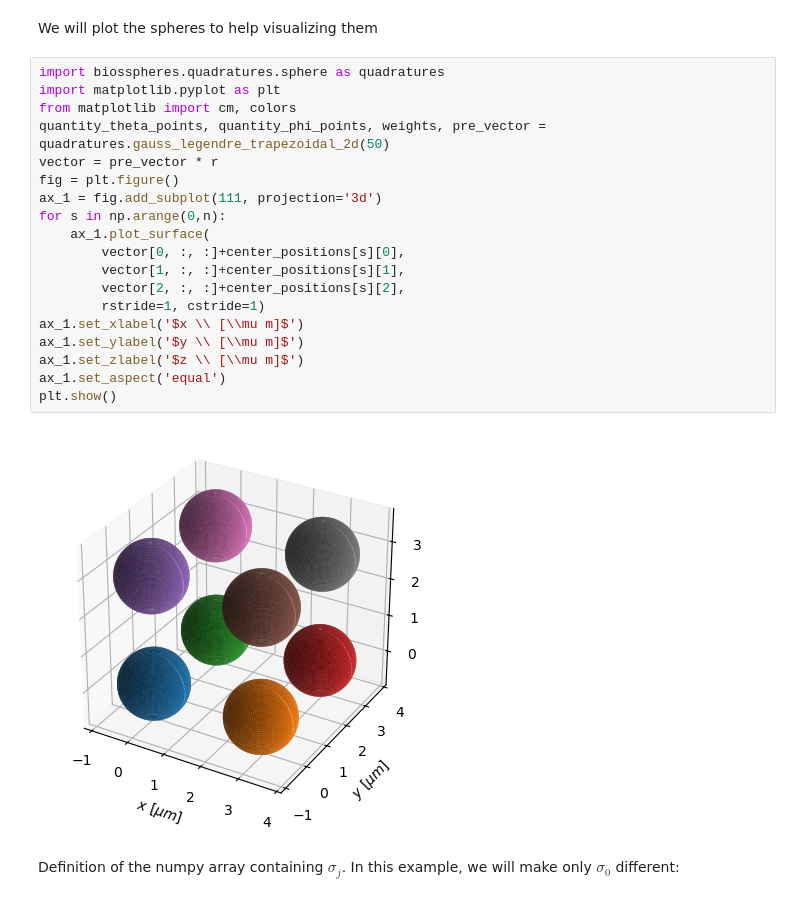
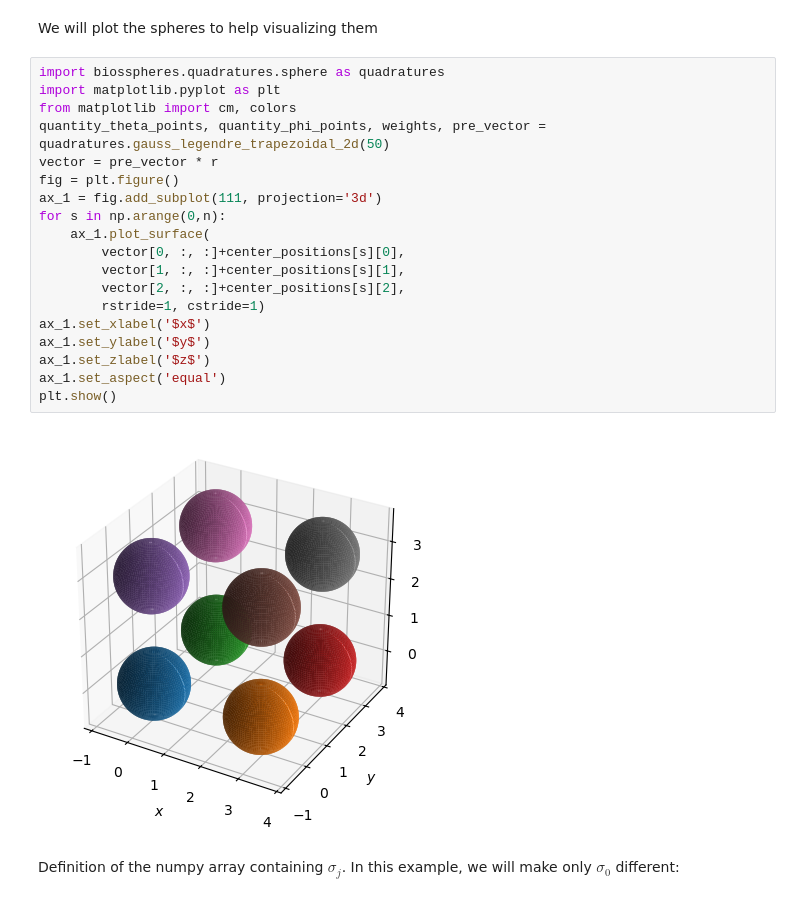
Before and after one commit to iamartineza/biosspheres, a Jupyter notebook: notebooks/mtf_example.ipynb, the cells around one changed output. Saved outputs shown, nothing was run; the diff lists cells and outputs as text.

Commit message:
plots update

```diff
--- a/notebooks/mtf_example.ipynb
+++ b/notebooks/mtf_example.ipynb
@@ -80,24 +80,24 @@ We will plot the spheres to help visualizing them
 # %%
 import biosspheres.quadratures.sphere as quadratures
 import matplotlib.pyplot as plt
 from matplotlib import cm, colors
 quantity_theta_points, quantity_phi_points, weights, pre_vector = quadratures.gauss_legendre_trapezoidal_2d(50)
 vector = pre_vector * r
 fig = plt.figure()
 ax_1 = fig.add_subplot(111, projection='3d')
 for s in np.arange(0,n):
     ax_1.plot_surface(
         vector[0, :, :]+center_positions[s][0],
         vector[1, :, :]+center_positions[s][1],
         vector[2, :, :]+center_positions[s][2],
         rstride=1, cstride=1)
-ax_1.set_xlabel('$x \\ [\\mu m]$')
-ax_1.set_ylabel('$y \\ [\\mu m]$')
-ax_1.set_zlabel('$z \\ [\\mu m]$')
+ax_1.set_xlabel('$x$')
+ax_1.set_ylabel('$y$')
+ax_1.set_zlabel('$z$')
 ax_1.set_aspect('equal')
 plt.show()
 # %% [output]
-[figure, old version]
+[figure, new version]
 # %% [markdown]
 Definition of the numpy array containing $\sigma_j$. In this example, we will make only $\sigma_0$ different:
 # %%
```
Also changed, not shown: parts of 2 cells of this notebook, 1 other file.
